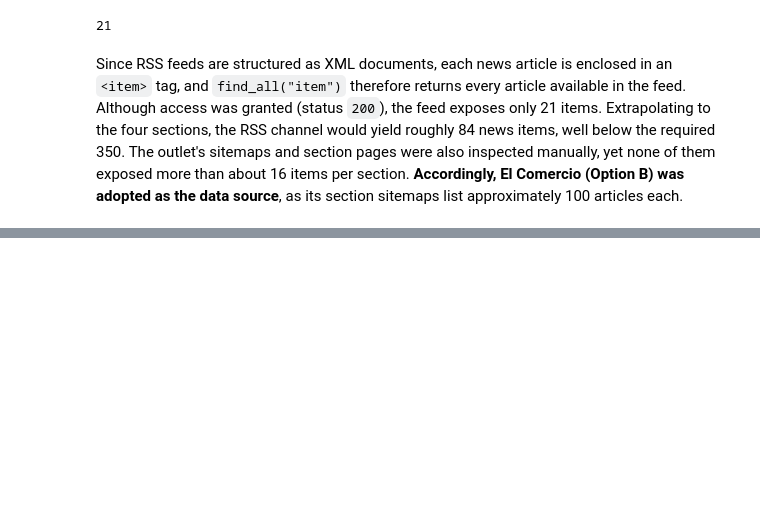
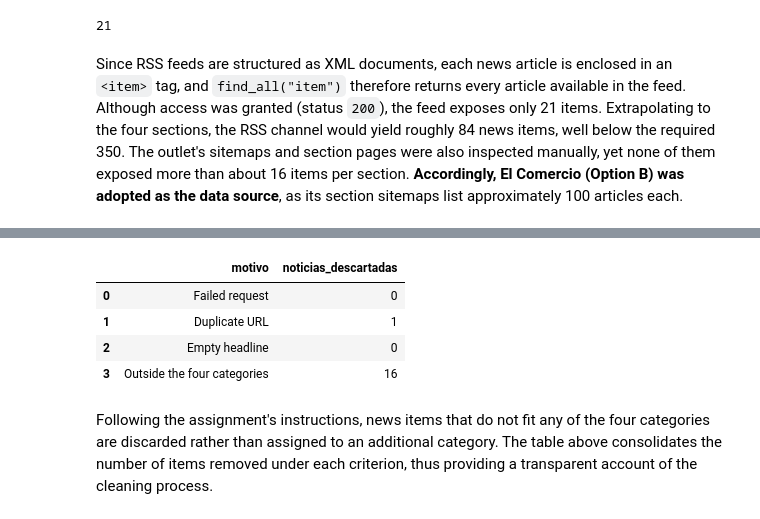
Before and after one commit to anakaren-zl/data-science-python-2026, a Jupyter notebook: tarea_1/01_recoleccion.ipynb, the cells around one changed output, grey strips where cells are left out. Saved outputs shown, nothing was run; the diff lists cells and outputs as text; code cells hidden in the pictures; blank space fills up the shorter version.

```diff
--- a/tarea_1/01_recoleccion.ipynb
+++ b/tarea_1/01_recoleccion.ipynb
@@ -77,0 +286,17 @@ Since RSS feeds are structured as XML documents, each news article is enclosed i
+# %%
+fuera_de_categoria = noticias["etiqueta"].isna().sum()
+noticias = noticias[noticias["etiqueta"].notna()]
+
+reporte_descartes = pd.DataFrame({
+    "motivo": ["Failed request", "Duplicate URL", "Empty headline", "Outside the four categories"],
+    "noticias_descartadas": [fallidas, duplicados, vacios, fuera_de_categoria],
+})
+reporte_descartes
+# %% [output]
+|  | motivo | noticias_descartadas |
+| 0 | Failed request | 0 |
+| 1 | Duplicate URL | 1 |
+| 2 | Empty headline | 0 |
+| 3 | Outside the four categories | 16 |
+# %% [markdown]
+Following the assignment's instructions, news items that do not fit any of the four categories are discarded rather than assigned to an additional category. The table above consolidates the number of items removed under each criterion, thus providing a transparent account of the cleaning process.
```
Also changed, not shown: parts of 22 cells of this notebook.
